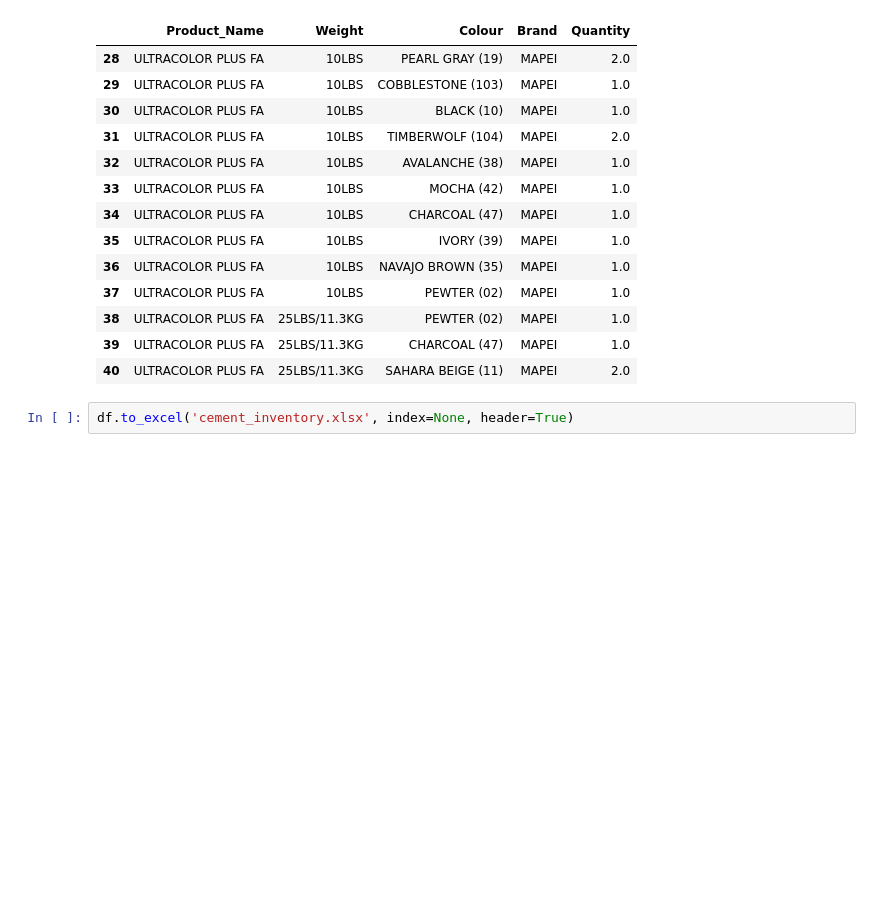
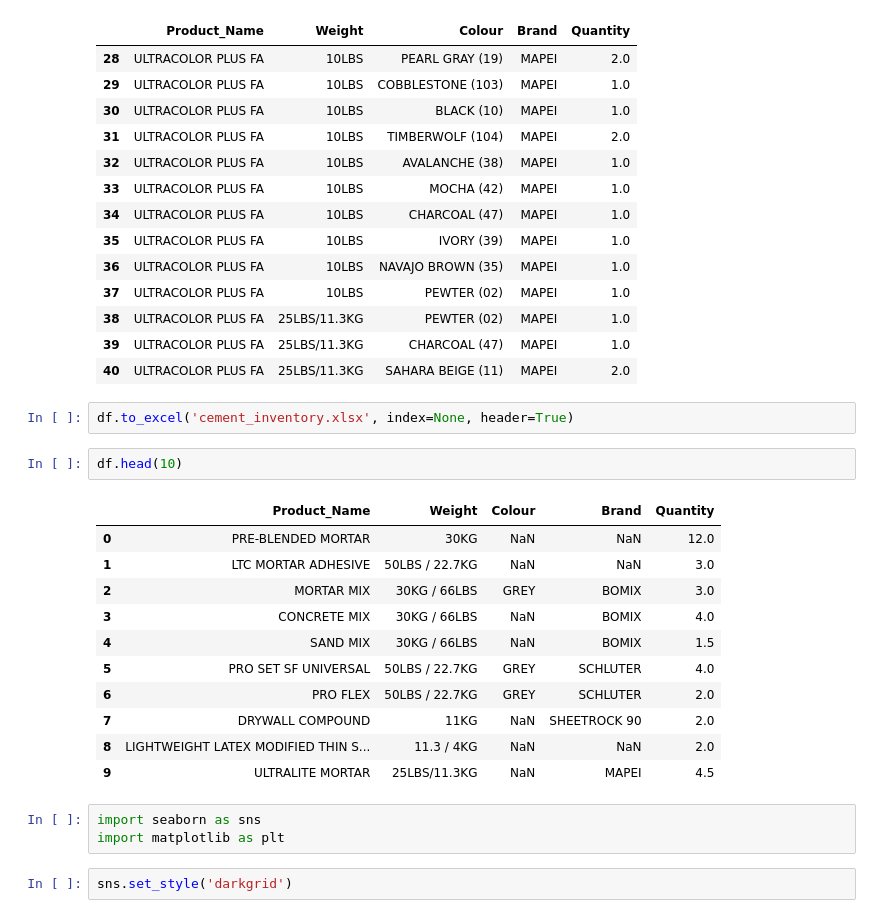
Before and after one commit to roblivesinottawa/viking_construction_database_warehouse, a Jupyter notebook: cement_inventory.ipynb, the cells around one changed output. Cells and saved outputs as stored; diff of their text form; blank space fills up the shorter version.

```diff
--- a/cement_inventory.ipynb
+++ b/cement_inventory.ipynb
@@ -127,3 +127,22 @@ df[df.Product_Name == 'ULTRACOLOR PLUS FA']
 | 40 | ULTRACOLOR PLUS FA | 25LBS/11.3KG | SAHARA BEIGE (11) | MAPEI | 2.0 |
 # %%
 df.to_excel('cement_inventory.xlsx', index=None, header=True)
+# %%
+df.head(10)
+# %% [output]
+|  | Product_Name | Weight | Colour | Brand | Quantity |
+| 0 | PRE-BLENDED MORTAR | 30KG | NaN | NaN | 12.0 |
+| 1 | LTC MORTAR ADHESIVE | 50LBS / 22.7KG | NaN | NaN | 3.0 |
+| 2 | MORTAR MIX | 30KG / 66LBS | GREY | BOMIX | 3.0 |
+| 3 | CONCRETE MIX | 30KG / 66LBS | NaN | BOMIX | 4.0 |
+| 4 | SAND MIX | 30KG / 66LBS | NaN | BOMIX | 1.5 |
+| 5 | PRO SET SF UNIVERSAL | 50LBS / 22.7KG | GREY | SCHLUTER | 4.0 |
+| 6 | PRO FLEX | 50LBS / 22.7KG | GREY | SCHLUTER | 2.0 |
+| 7 | DRYWALL COMPOUND | 11KG | NaN | SHEETROCK 90 | 2.0 |
+| 8 | LIGHTWEIGHT LATEX MODIFIED THIN S... | 11.3 / 4KG | NaN | NaN | 2.0 |
+| 9 | ULTRALITE MORTAR | 25LBS/11.3KG | NaN | MAPEI | 4.5 |
+# %%
+import seaborn as sns
+import matplotlib as plt
+# %%
+sns.set_style('darkgrid')
```
Also changed, not shown: parts of 1 cell of this notebook, 3 other files.
